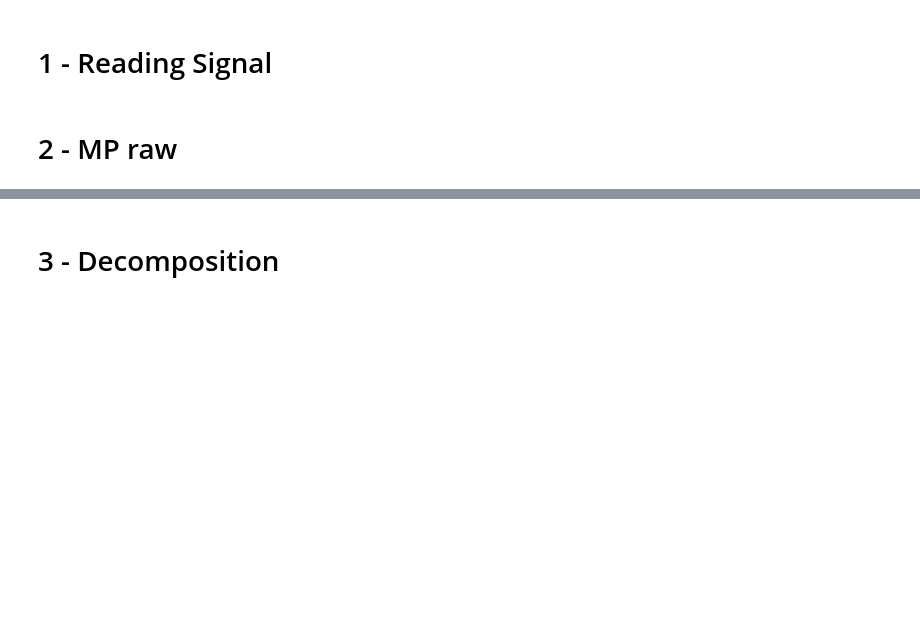
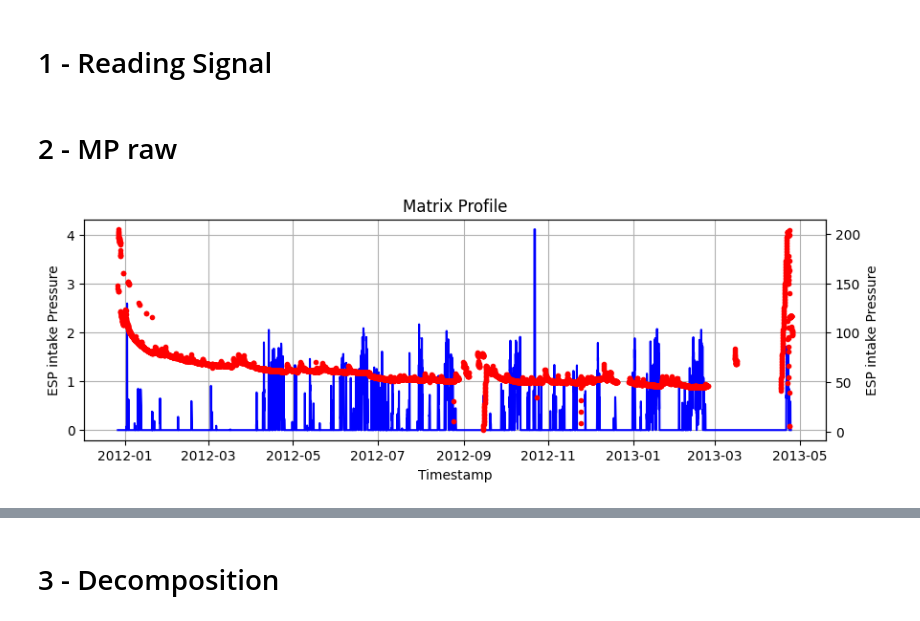
Before and after one commit to Lopes941/PyFADe, a Jupyter notebook: notebooks/wavelet_MP_onsignals.ipynb, the cells around one changed output, grey strips where cells are left out. Cells and saved outputs as stored; diff of their text form; code cells hidden in the pictures; blank space fills up the shorter version.

```diff
--- a/notebooks/wavelet_MP_onsignals.ipynb
+++ b/notebooks/wavelet_MP_onsignals.ipynb
@@ -8,26 +9,18 @@ import pyfade
 # %%
 PUMP = 'B-18 2'
 SOURCE = 'C:/Users/Heitor/Documents/PosDoc/code/EPIC/Dados/merged_data.csv'
-# EXAMPLE_SIGNAL = 'ESP motor temperature'
-EXAMPLE_SIGNAL = None
+EXAMPLE_SIGNAL = 'ESP intake Pressure'
+# EXAMPLE_SIGNAL = None
 # %%
 WAVELET = 'db2'
 IGNORE_START = True
 QUANTILE = 0.75
-SUB_SIZE = 7*24
+SUB_SIZE = 1*24
 DIMENSION = 3
 LEVELS = 5
 USE_CUDA = True
-SKIP_START=SUB_SIZE*10
+SKIP_START=SUB_SIZE*5
 LEFT_ONLY=True
-
-
-mp_properties ={
-    'quantile': QUANTILE,
-    'skip_start': SKIP_START,
-    'only_left': LEFT_ONLY,
-    'use_cuda': USE_CUDA,
-}
 # %% [markdown]
 # 1 - Reading Signal
 # %%
@@ -46,11 +37,5 @@ if EXAMPLE_SIGNAL is not None:
 else:
     sub_data = well_data.copy()
     shutdowns = shutdowns_all
-
-sub_data.interpolate(method='linear',inplace=True)
-sub_data.dropna(inplace=True)
-
-
-fig, axs = pyfade.plot_multiple(sub_data,style='xb',markersize=2,shutdowns=shutdowns);
 # %% [markdown]
 # 2 - MP raw
@@ -60,0 +42,24 @@ MP = pyfade.get_MP(sub_data,SUB_SIZE,shutdowns=shutdowns,**mp_properties)
+# %%
+builder = pyfade.DataFrameBuilder(sub_data)
+dataset = builder.set_extrapolation(pyfade.Extrapolation.CONSTANT)\
+            .set_interpolation(pyfade.Interpolation.LINEAR)\
+            .build()
+
+w_builder = pyfade.WindowBuilder(dataset)
+window = w_builder.set_window_size(SUB_SIZE).build()
+
+group_builder = pyfade.FeatureGroupBuilder(pyfade.FeatureGroups.MatrixProfile, window)
+group_builder.set_parameter('use_cuda',USE_CUDA)\
+            .set_parameter('left_only',LEFT_ONLY)\
+            .set_parameter('skip_start',SKIP_START)\
+            .set_parameter('quantile_threshold',QUANTILE)
+group_builder.build()
+
+MP = pd.DataFrame(window.mp.T,index=window.index)
+fig, axs = pyfade.plot_multiple(MP,ylabel=dataset.dimensions,height=3,width=10);
+
+pyfade.plot_multiple(sub_data,style='r.',axs=axs,fig=fig);
+
+axs[0].set_title('Matrix Profile');
+# %% [output]
+[figure, added]
```
Also changed, not shown: parts of 6 cells of this notebook, 30 other files.
